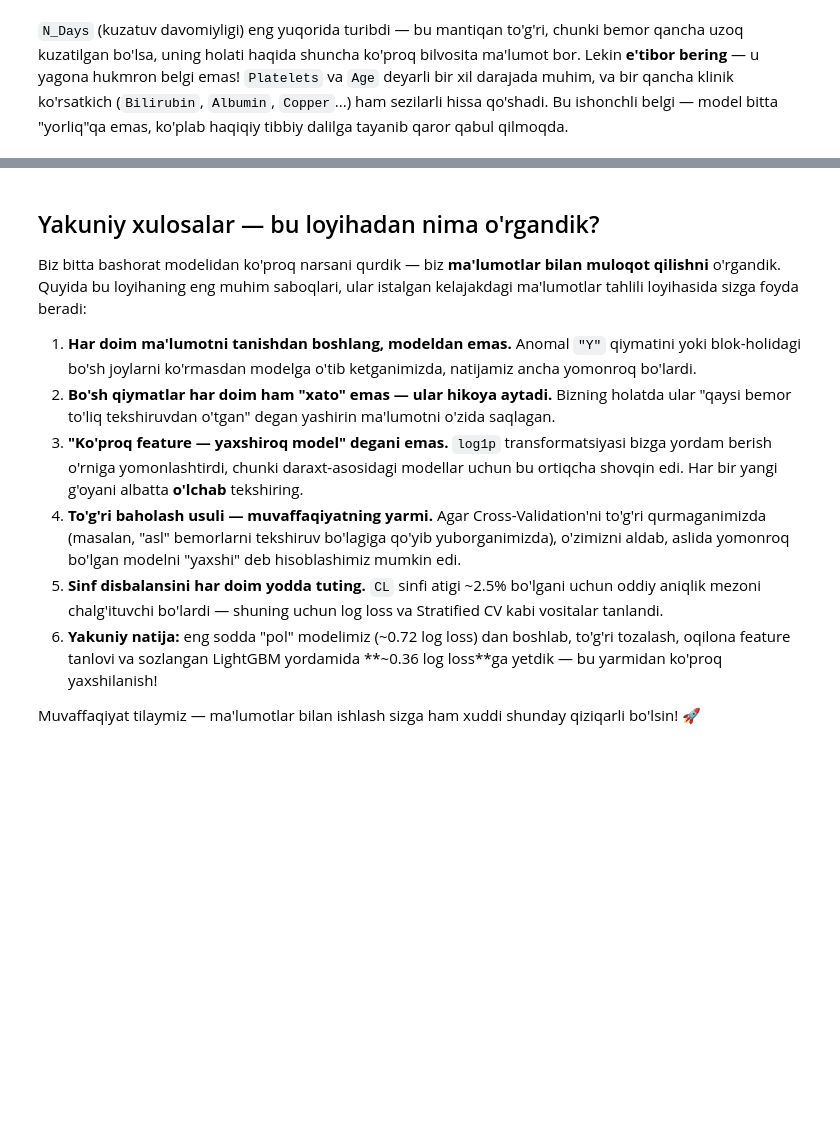
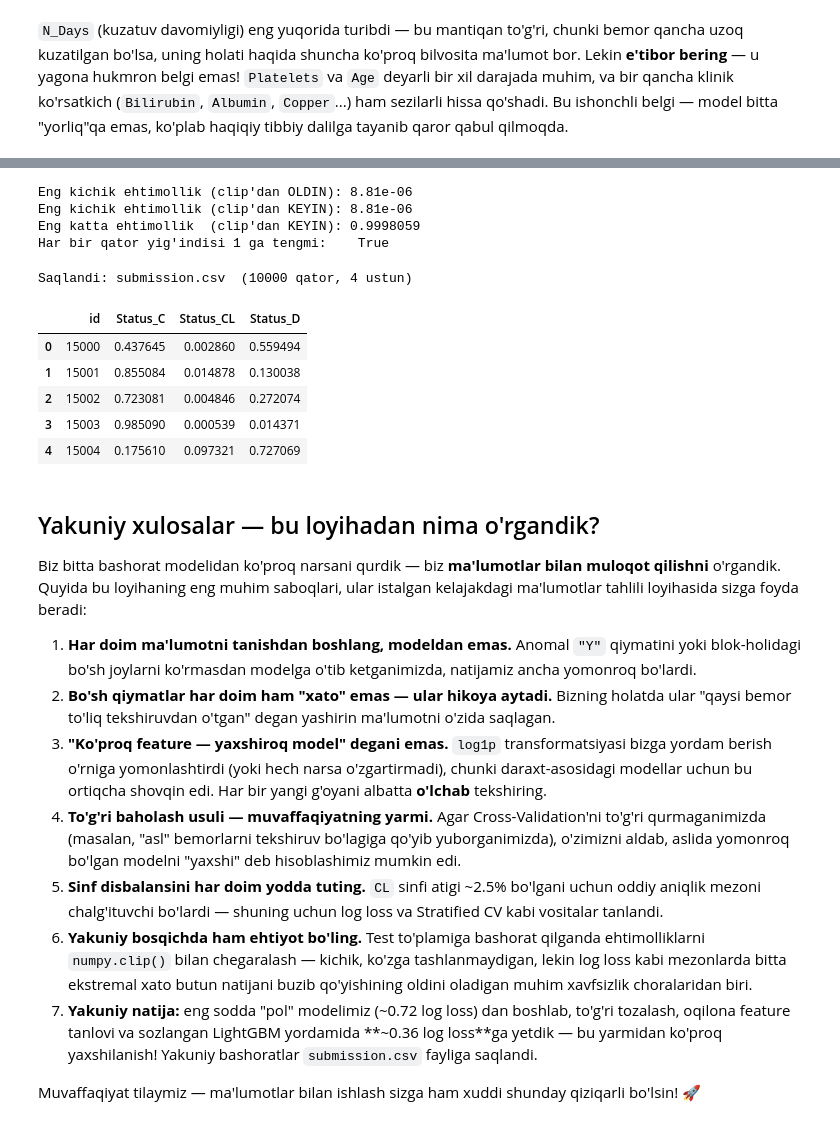
Before and after one commit to dilshojon216/cirrhosis-outcomes, a Jupyter notebook: notebooks/05_mohirdev_kurs.ipynb, the cells around one changed output, grey strips where cells are left out. Saved outputs shown, nothing was run; the diff lists cells and outputs as text; code cells hidden in the pictures; blank space fills up the shorter version.

```diff
--- a/notebooks/05_mohirdev_kurs.ipynb
+++ b/notebooks/05_mohirdev_kurs.ipynb
@@ -588,30 +529,51 @@ haqiqiy tibbiy dalilga tayanib qaror qabul qilmoqda.
+# %%
+test_proba_raw = np.mean(test_proba_folds, axis=0)  # 5 ta model bashoratining o'rtachasi
+
+# Raqamli chegaralash: ehtimollik hech qachon aynan 0 yoki aynan 1 ga aylanib qolmasin
+EPS = 1e-7
+test_proba_clipped = np.clip(test_proba_raw, EPS, 1 - EPS)
+
+# clip'dan keyin har bir qatorning yig'indisi endi aniq 1.0 bo'lmasligi mumkin
+# (chekka holatlarda juda kichik farq paydo bo'ladi) — shuning uchun qayta normalizatsiya qilamiz
+test_proba = test_proba_clipped / test_proba_clipped.sum(axis=1, keepdims=True)
+
+print(f"Eng kichik ehtimollik (clip'dan OLDIN): {test_proba_raw.min():.2e}")
+print(f"Eng kichik ehtimollik (clip'dan KEYIN): {test_proba.min():.2e}")
+print(f"Eng katta ehtimollik  (clip'dan KEYIN): {test_proba.max():.7f}")
+print(f"Har bir qator yig'indisi 1 ga tengmi:    {np.allclose(test_proba.sum(axis=1), 1.0)}")
+# %% [output]
+Eng kichik ehtimollik (clip'dan OLDIN): 8.81e-06
+Eng kichik ehtimollik (clip'dan KEYIN): 8.81e-06
+Eng katta ehtimollik  (clip'dan KEYIN): 0.9998059
+Har bir qator yig'indisi 1 ga tengmi:    True
+# %%
+result = pd.DataFrame(test_proba, columns=[f"Status_{c}" for c in CLASSES], index=test.index)
+result.index.name = "id"
+result = result.reset_index()  # id index'dan oddiy ustunga aylanadi
+
+result.to_csv("submission.csv", index=False)
+
+print(f"Saqlandi: submission.csv  ({result.shape[0]} qator, {result.shape[1]} ustun)")
+result.head()
+# %% [output]
+Saqlandi: submission.csv  (10000 qator, 4 ustun)
+|  | id | Status_C | Status_CL | Status_D |
+| 0 | 15000 | 0.437645 | 0.002860 | 0.559494 |
+| 1 | 15001 | 0.855084 | 0.014878 | 0.130038 |
+| 2 | 15002 | 0.723081 | 0.004846 | 0.272074 |
+| 3 | 15003 | 0.985090 | 0.000539 | 0.014371 |
+| 4 | 15004 | 0.175610 | 0.097321 | 0.727069 |
 # %% [markdown]
 ## Yakuniy xulosalar — bu loyihadan nima o'rgandik?
 
-Biz bitta bashorat modelidan ko'proq narsani qurdik — biz **ma'lumotlar bilan
-muloqot qilishni** o'rgandik. Quyida bu loyihaning eng muhim saboqlari, ular
-istalgan kelajakdagi ma'lumotlar tahlili loyihasida sizga foyda beradi:
+Biz bitta bashorat modelidan ko'proq narsani qurdik — biz **ma'lumotlar bilan muloqot qilishni** o'rgandik. Quyida bu loyihaning eng muhim saboqlari, ular istalgan kelajakdagi ma'lumotlar tahlili loyihasida sizga foyda beradi:
 
-1. **Har doim ma'lumotni tanishdan boshlang, modeldan emas.** Anomal `"Y"`
-   qiymatini yoki blok-holidagi bo'sh joylarni ko'rmasdan modelga o'tib
-   ketganimizda, natijamiz ancha yomonroq bo'lardi.
-2. **Bo'sh qiymatlar har doim ham "xato" emas — ular hikoya aytadi.** Bizning
-   holatda ular "qaysi bemor to'liq tekshiruvdan o'tgan" degan yashirin
-   ma'lumotni o'zida saqlagan.
-3. **"Ko'proq feature — yaxshiroq model" degani emas.** `log1p`
-   transformatsiyasi bizga yordam berish o'rniga yomonlashtirdi, chunki
-   daraxt-asosidagi modellar uchun bu ortiqcha shovqin edi. Har bir yangi
-   g'oyani albatta **o'lchab** tekshiring.
-4. **To'g'ri baholash usuli — muvaffaqiyatning yarmi.** Agar
-   Cross-Validation'ni to'g'ri qurmaganimizda (masalan, "asl" bemorlarni
-   tekshiruv bo'lagiga qo'yib yuborganimizda), o'zimizni aldab, aslida
-   yomonroq bo'lgan modelni "yaxshi" deb hisoblashimiz mumkin edi.
-5. **Sinf disbalansini har doim yodda tuting.** `CL` sinfi atigi ~2.5% bo'lgani
-   uchun oddiy aniqlik mezoni chalg'ituvchi bo'lardi — shuning uchun log loss
-   va Stratified CV kabi vositalar tanlandi.
-6. **Yakuniy natija:** eng sodda "pol" modelimiz (~0.72 log loss) dan
-   boshlab, to'g'ri tozalash, oqilona feature tanlovi va sozlangan LightGBM
-   yordamida **~0.36 log loss**ga yetdik — bu yarmidan ko'proq yaxshilanish!
+1. **Har doim ma'lumotni tanishdan boshlang, modeldan emas.** Anomal `"Y"` qiymatini yoki blok-holidagi bo'sh joylarni ko'rmasdan modelga o'tib ketganimizda, natijamiz ancha yomonroq bo'lardi.
+2. **Bo'sh qiymatlar har doim ham "xato" emas — ular hikoya aytadi.** Bizning holatda ular "qaysi bemor to'liq tekshiruvdan o'tgan" degan yashirin ma'lumotni o'zida saqlagan.
+3. **"Ko'proq feature — yaxshiroq model" degani emas.** `log1p` transformatsiyasi bizga yordam berish o'rniga yomonlashtirdi (yoki hech narsa o'zgartirmadi), chunki daraxt-asosidagi modellar uchun bu ortiqcha shovqin edi. Har bir yangi g'oyani albatta **o'lchab** tekshiring.
+4. **To'g'ri baholash usuli — muvaffaqiyatning yarmi.** Agar Cross-Validation'ni to'g'ri qurmaganimizda (masalan, "asl" bemorlarni tekshiruv bo'lagiga qo'yib yuborganimizda), o'zimizni aldab, aslida yomonroq bo'lgan modelni "yaxshi" deb hisoblashimiz mumkin edi.
+5. **Sinf disbalansini har doim yodda tuting.** `CL` sinfi atigi ~2.5% bo'lgani uchun oddiy aniqlik mezoni chalg'ituvchi bo'lardi — shuning uchun log loss va Stratified CV kabi vositalar tanlandi.
+6. **Yakuniy bosqichda ham ehtiyot bo'ling.** Test to'plamiga bashorat qilganda ehtimolliklarni `numpy.clip()` bilan chegaralash — kichik, ko'zga tashlanmaydigan, lekin log loss kabi mezonlarda bitta ekstremal xato butun natijani buzib qo'yishining oldini oladigan muhim xavfsizlik choralaridan biri.
+7. **Yakuniy natija:** eng sodda "pol" modelimiz (~0.72 log loss) dan boshlab, to'g'ri tozalash, oqilona feature tanlovi va sozlangan LightGBM yordamida **~0.36 log loss**ga yetdik — bu yarmidan ko'proq yaxshilanish! Yakuniy bashoratlar `submission.csv` fayliga saqlandi.
 
-Muvaffaqiyat tilaymiz — ma'lumotlar bilan ishlash sizga ham xuddi shunday
-qiziqarli bo'lsin! 🚀
+Muvaffaqiyat tilaymiz — ma'lumotlar bilan ishlash sizga ham xuddi shunday qiziqarli bo'lsin! 🚀
```
Also changed, not shown: parts of 8 cells of this notebook.
